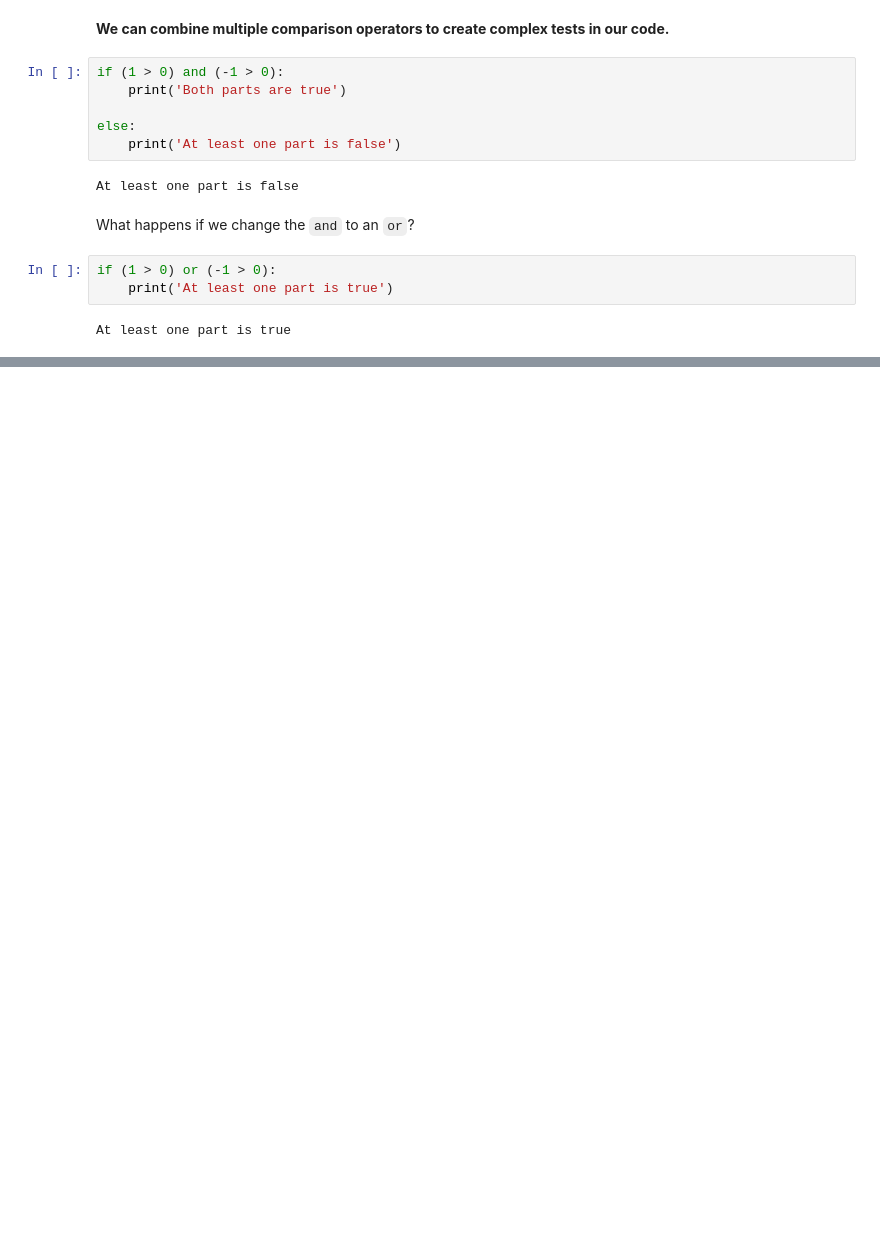
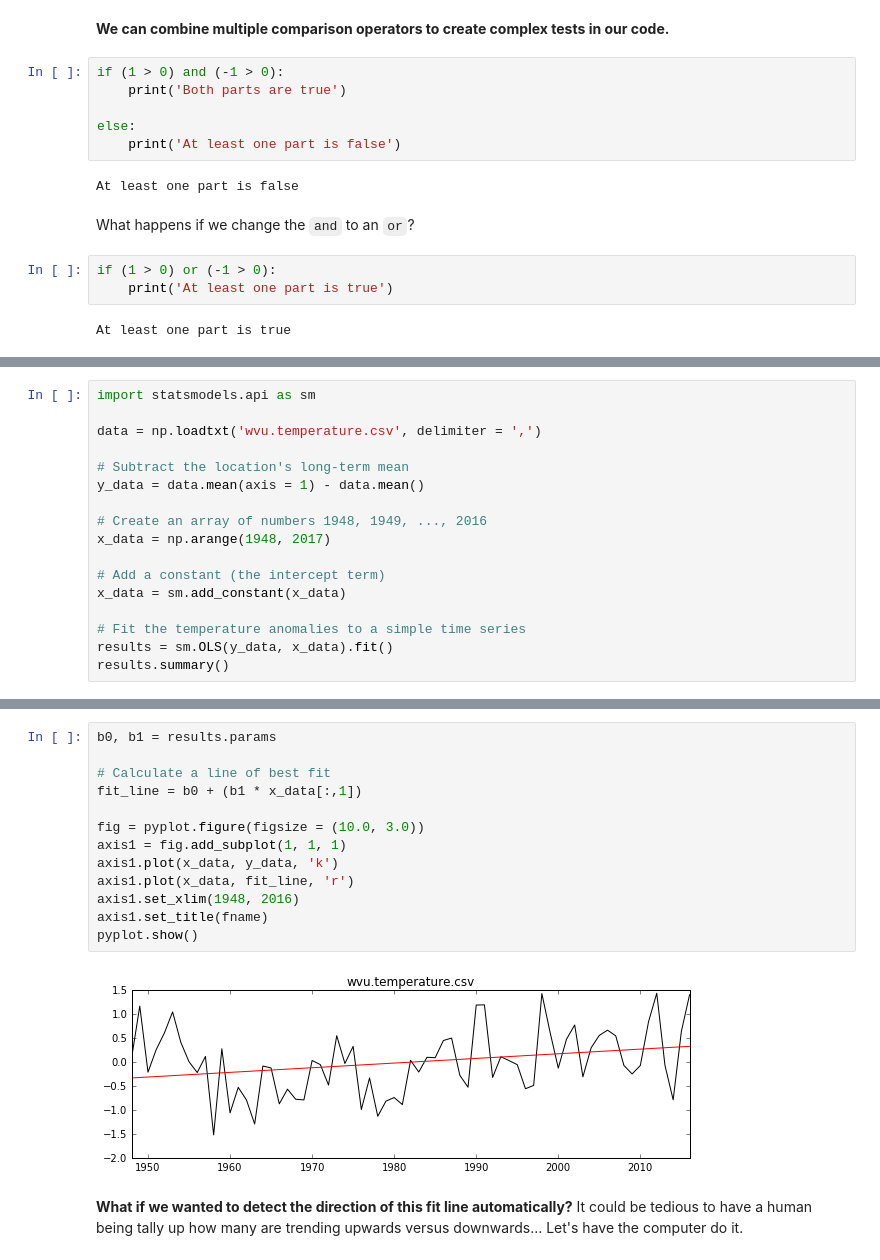
Before and after one commit to arthur-e/swc-workshop, a Jupyter notebook: python-climate/Python-SWC-Intro-Climate.ipynb, the cells around one changed output, grey strips where cells are left out. Drawn from its saved outputs; the diff is of its cells as text; blank space fills up the shorter version.

```diff
--- a/python-climate/Python-SWC-Intro-Climate.ipynb
+++ b/python-climate/Python-SWC-Intro-Climate.ipynb
@@ -1076,0 +1082,17 @@ At least one part is true
+# %%
+import statsmodels.api as sm
+
+data = np.loadtxt('wvu.temperature.csv', delimiter = ',')
+
+# Subtract the location's long-term mean
+y_data = data.mean(axis = 1) - data.mean()
+
+# Create an array of numbers 1948, 1949, ..., 2016
+x_data = np.arange(1948, 2017)
+
+# Add a constant (the intercept term)
+x_data = sm.add_constant(x_data)
+
+# Fit the temperature anomalies to a simple time series
+results = sm.OLS(y_data, x_data).fit()
+results.summary()
@@ -1076,0 +1117,17 @@ At least one part is true
+# %%
+b0, b1 = results.params
+
+# Calculate a line of best fit
+fit_line = b0 + (b1 * x_data[:,1])
+
+fig = pyplot.figure(figsize = (10.0, 3.0))
+axis1 = fig.add_subplot(1, 1, 1)
+axis1.plot(x_data, y_data, 'k')
+axis1.plot(x_data, fit_line, 'r')
+axis1.set_xlim(1948, 2016)
+axis1.set_title(fname)
+pyplot.show()
+# %% [output]
+[figure, added]
+# %% [markdown]
+**What if we wanted to detect the direction of this fit line automatically?** It could be tedious to have a human being tally up how many are trending upwards versus downwards... Let's have the computer do it.
```
Also changed, not shown: parts of 11 cells of this notebook.
